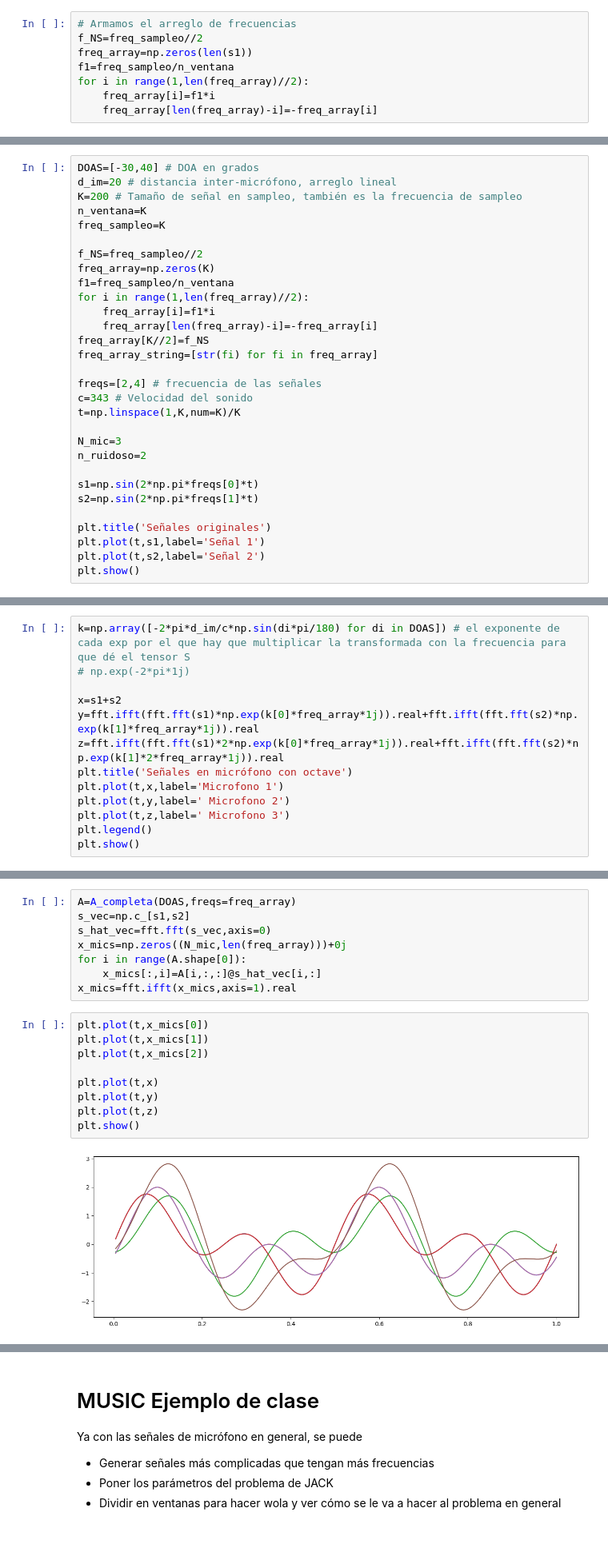
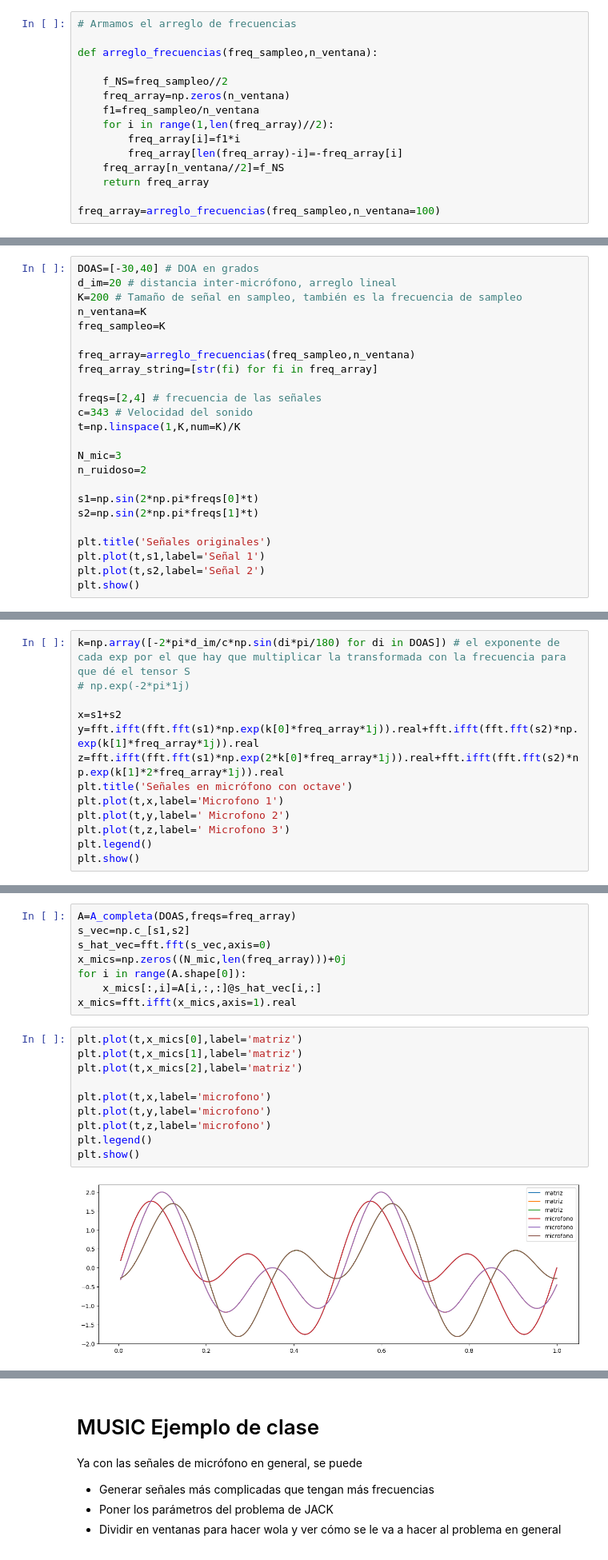
Before and after one commit to linear-regret/PDA, a Jupyter notebook: Programas PDA/7. DOA/music_complete.ipynb, the cells around one changed output, grey strips where cells are left out. Shown at 80% size. Cells and saved outputs as stored; diff of their text form.

```diff
--- a/Programas PDA/7. DOA/music_complete.ipynb
+++ b/Programas PDA/7. DOA/music_complete.ipynb
@@ -35,11 +39,18 @@ fig.show()
 # %%
 # Armamos el arreglo de frecuencias
-f_NS=freq_sampleo//2
-freq_array=np.zeros(len(s1))
-f1=freq_sampleo/n_ventana
-for i in range(1,len(freq_array)//2):
-    freq_array[i]=f1*i
-    freq_array[len(freq_array)-i]=-freq_array[i]
+
+def arreglo_frecuencias(freq_sampleo,n_ventana):
+
+    f_NS=freq_sampleo//2
+    freq_array=np.zeros(n_ventana)
+    f1=freq_sampleo/n_ventana
+    for i in range(1,len(freq_array)//2):
+        freq_array[i]=f1*i
+        freq_array[len(freq_array)-i]=-freq_array[i]
+    freq_array[n_ventana//2]=f_NS
+    return freq_array
+
+freq_array=arreglo_frecuencias(freq_sampleo,n_ventana=100)
 # %%
 s_hat=np.abs(fft.fft(s1))
 freq_array_string=[str(fi) for fi in freq_array]
@@ -62,13 +73,7 @@ K=200 # Tamaño de señal en sampleo, también es la frecuencia de sampleo
 n_ventana=K
 freq_sampleo=K
 
-f_NS=freq_sampleo//2
-freq_array=np.zeros(K)
-f1=freq_sampleo/n_ventana
-for i in range(1,len(freq_array)//2):
-    freq_array[i]=f1*i
-    freq_array[len(freq_array)-i]=-freq_array[i]
-freq_array[K//2]=f_NS
+freq_array=arreglo_frecuencias(freq_sampleo,n_ventana)
 freq_array_string=[str(fi) for fi in freq_array]
 
 freqs=[2,4] # frecuencia de las señales
@@ -114,7 +98,7 @@ k=np.array([-2*pi*d_im/c*np.sin(di*pi/180) for di in DOAS]) # el exponente de ca
 
 x=s1+s2
 y=fft.ifft(fft.fft(s1)*np.exp(k[0]*freq_array*1j)).real+fft.ifft(fft.fft(s2)*np.exp(k[1]*freq_array*1j)).real
-z=fft.ifft(fft.fft(s1)*2*np.exp(k[0]*freq_array*1j)).real+fft.ifft(fft.fft(s2)*np.exp(k[1]*2*freq_array*1j)).real
+z=fft.ifft(fft.fft(s1)*np.exp(2*k[0]*freq_array*1j)).real+fft.ifft(fft.fft(s2)*np.exp(k[1]*2*freq_array*1j)).real
 plt.title('Señales en micrófono con octave')
 plt.plot(t,x,label='Microfono 1')
 plt.plot(t,y,label=' Microfono 2')
@@ -165,13 +149,14 @@ for i in range(A.shape[0]):
     x_mics[:,i]=A[i,:,:]@s_hat_vec[i,:]
 x_mics=fft.ifft(x_mics,axis=1).real
 # %%
-plt.plot(t,x_mics[0])
-plt.plot(t,x_mics[1])
-plt.plot(t,x_mics[2])
+plt.plot(t,x_mics[0],label='matriz')
+plt.plot(t,x_mics[1],label='matriz')
+plt.plot(t,x_mics[2],label='matriz')
 
-plt.plot(t,x)
-plt.plot(t,y)
-plt.plot(t,z)
+plt.plot(t,x,label='microfono')
+plt.plot(t,y,label='microfono')
+plt.plot(t,z,label='microfono')
+plt.legend()
 plt.show()
 # %% [output]
-[figure, old version]
+[figure, new version]
```
Also changed, not shown: parts of 44 cells of this notebook, 2 other files.
